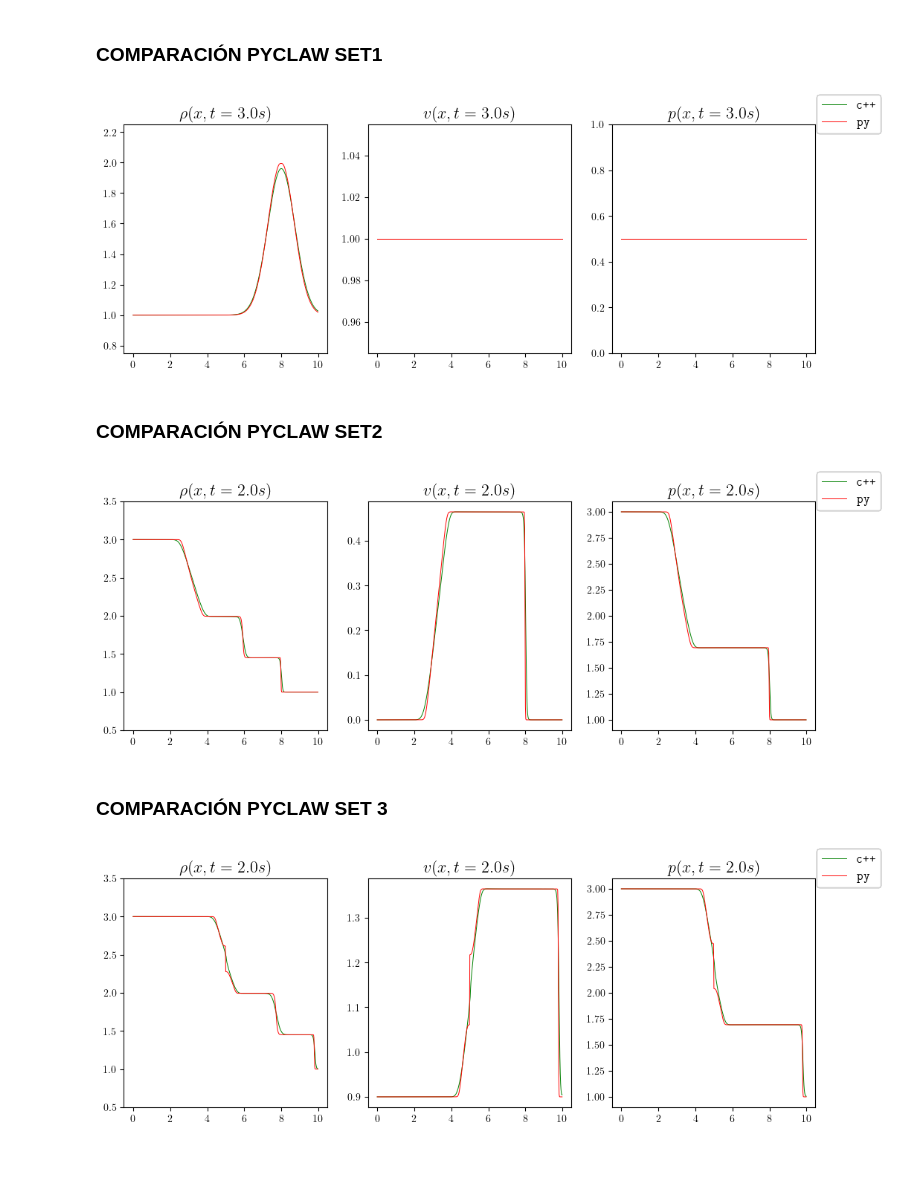
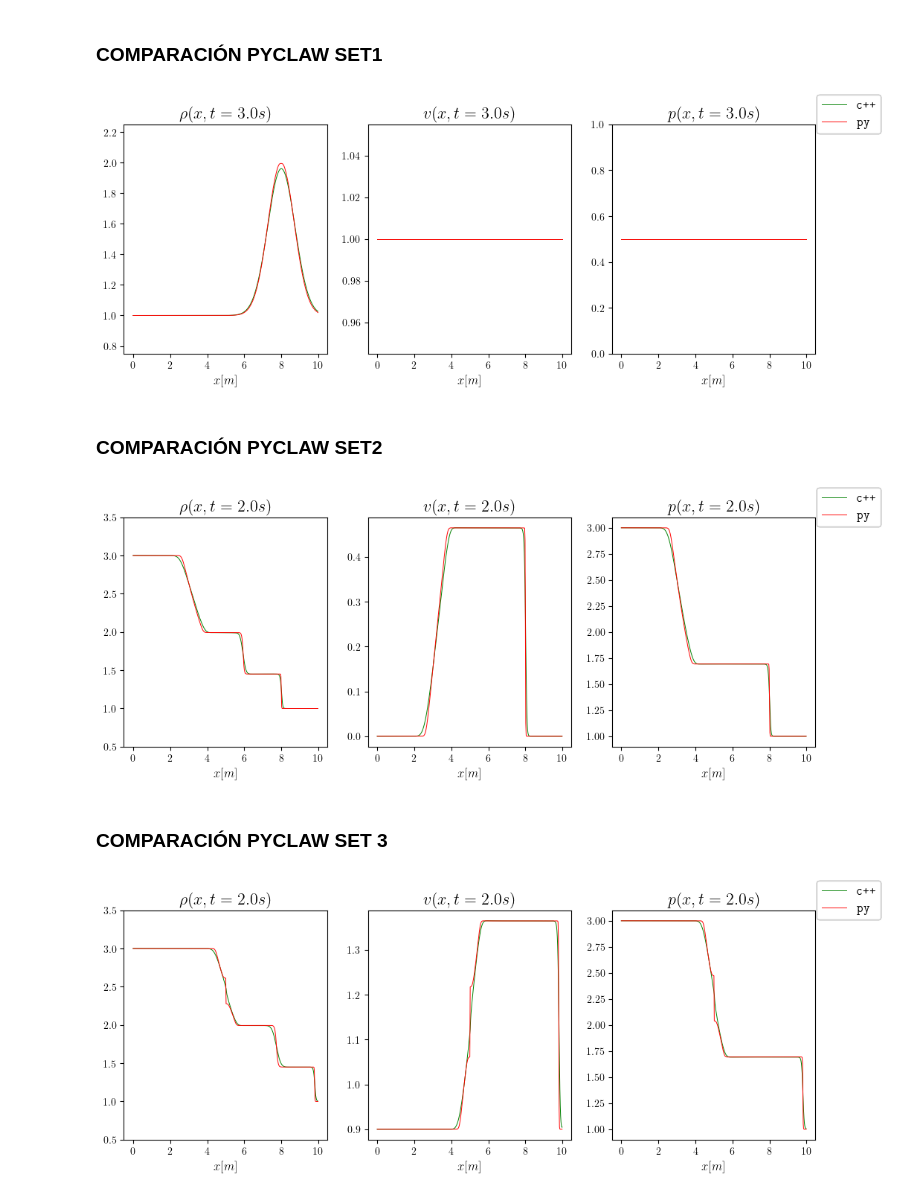
Before and after one commit to highchen147/tesis, a Jupyter notebook: euler1D/plots_en_TDG/pyclaw_comp.ipynb, the cells around one changed output. Cells and saved outputs as stored; diff of their text form; code cells hidden in the pictures; blank space fills up the shorter version.

```diff
--- a/euler1D/plots_en_TDG/pyclaw_comp.ipynb
+++ b/euler1D/plots_en_TDG/pyclaw_comp.ipynb
@@ -58,34 +58,37 @@ fig, (ax1, ax2, ax3) = plt.subplots(1, 3, figsize=(12, 4))
 ax1: plt.Axes
 ax2: plt.Axes
 ax3: plt.Axes
 for instante in instantes_a_graficar:
     time_stamp = instante
     frame_datos = data_total.query("Instante == @time_stamp")
     time_secs = frame_datos["t"].values[0]
     ax1.clear()
     # Configuraciones plots
     tamaño_titulo = 16
     margen = 0.25
     min_rho = data_total['rho'].min() - (data_total['rho'].max()-data_total['rho'].min())*margen
     max_rho = data_total['rho'].max() + (data_total['rho'].max()-data_total['rho'].min())*margen
 
     ax1.set_ylim(min_rho, max_rho)
     ax1.plot(frame_datos["x"], frame_datos["rho"], label=r"\texttt{c++}",color=color_cpp, linewidth = 0.7)
     ax1.plot(frame_datos["x"], frame_datos["densidad_py"], label=r"\texttt{py}",color=color_py, linewidth = 0.7)
     ax1.set_title(r"$\rho(x, t =" + str(time_secs) + r"s)$", fontsize=tamaño_titulo)
+    ax1.set_xlabel(r"$x[m]$", fontsize=12)
     ax2.clear()
     ax2.plot(frame_datos["x"], frame_datos["u"], color=color_cpp, linewidth = 0.7)
     ax2.plot(frame_datos["x"], frame_datos["velocidad_py"], color=color_py, linewidth = 0.7)
     ax2.set_title(r"$v(x, t =" + str(time_secs) + r"s)$", fontsize=tamaño_titulo)
+    ax2.set_xlabel(r"$x[m]$", fontsize=12)
     ax3.clear()
     ax3.set_ylim(0.0, 1)
     ax3.plot(frame_datos["x"], frame_datos["p"], color=color_cpp, linewidth = 0.7)
     ax3.plot(frame_datos["x"], frame_datos["presion_py"], color=color_py, linewidth = 0.7)
     ax3.set_title(r"$p(x, t =" + str(time_secs) + r"s)$", fontsize=tamaño_titulo)
+    ax3.set_xlabel(r"$x[m]$", fontsize=12)
     fig.legend(fontsize = 12, loc='upper right', bbox_to_anchor=(0.98, 1.0))
     plt.savefig(f'py_sin_claw/{folder_resultado}/{time_stamp}.pdf',bbox_inches='tight', pad_inches=0.05, format='pdf')
 # %% [output]
-[figure, old version]
+[figure, new version]
 # %% [markdown]
 ### COMPARACIÓN PYCLAW SET2 ###
 # %%
@@ -121,6 +124,7 @@ data_pyclaw = data_pyclaw.rename(columns=nuevos_nombres_cols)
 data_pyclaw = data_pyclaw[[x for x in data_pyclaw.columns if x[-2:] == "py" or x in ("Instante", "Celda")]]
 # Fusión de bases de c++ y pyclaw
 data_total = pd.merge(datos, data_pyclaw, how="inner", on=["Instante", "Celda"])
+# Impresión de base con datos de c++ y pyclaw
 data_total.to_csv("..\\data_cpp_y_pyclaw\\set2.csv", index=False)
 
 # Elaboración de gráficas
@@ -147,18 +151,21 @@ for instante in instantes_a_graficar:
     ax1.plot(frame_datos["x"], frame_datos["rho"], label=r"\texttt{c++}",color=color_cpp, linewidth = 0.7)
     ax1.plot(frame_datos["x"], frame_datos["densidad_py"], label=r"\texttt{py}",color=color_py, linewidth = 0.7)
     ax1.set_title(r"$\rho(x, t =" + str(time_secs) + r"s)$", fontsize=tamaño_titulo)
+    ax1.set_xlabel(r"$x[m]$", fontsize=12)
     ax2.clear()
     ax2.plot(frame_datos["x"], frame_datos["u"], color=color_cpp, linewidth = 0.7)
     ax2.plot(frame_datos["x"], frame_datos["velocidad_py"], color=color_py, linewidth = 0.7)
     ax2.set_title(r"$v(x, t =" + str(time_secs) + r"s)$", fontsize=tamaño_titulo)
+    ax2.set_xlabel(r"$x[m]$", fontsize=12)
     ax3.clear()
     ax3.plot(frame_datos["x"], frame_datos["p"], color=color_cpp, linewidth = 0.7)
     ax3.plot(frame_datos["x"], frame_datos["presion_py"], color=color_py, linewidth = 0.7)
     ax3.set_title(r"$p(x, t =" + str(time_secs) + r"s)$", fontsize=tamaño_titulo)
+    ax3.set_xlabel(r"$x[m]$", fontsize=12)
     fig.legend(fontsize = 12, loc='upper right', bbox_to_anchor=(0.98, 1.0))
     plt.savefig(f'py_sin_claw/{folder_resultado}/{time_stamp}.pdf',bbox_inches='tight', pad_inches=0.05, format='pdf')
 # %% [output]
-[figure, old version]
+[figure, new version]
 # %% [markdown]
 ### COMPARACIÓN PYCLAW SET 3
 # %%
@@ -221,15 +228,18 @@ for instante in instantes_a_graficar:
     ax1.plot(frame_datos["x"], frame_datos["rho"], label=r"\texttt{c++}",color=color_cpp, linewidth = 0.7)
     ax1.plot(frame_datos["x"], frame_datos["densidad_py"], label=r"\texttt{py}",color=color_py, linewidth = 0.7)
     ax1.set_title(r"$\rho(x, t =" + str(time_secs) + r"s)$", fontsize=tamaño_titulo)
+    ax1.set_xlabel(r"$x[m]$", fontsize=12)
     ax2.clear()
     ax2.plot(frame_datos["x"], frame_datos["u"], color=color_cpp, linewidth = 0.7)
     ax2.plot(frame_datos["x"], frame_datos["velocidad_py"], color=color_py, linewidth = 0.7)
     ax2.set_title(r"$v(x, t =" + str(time_secs) + r"s)$", fontsize=tamaño_titulo)
+    ax2.set_xlabel(r"$x[m]$", fontsize=12)
     ax3.clear()
     ax3.plot(frame_datos["x"], frame_datos["p"], color=color_cpp, linewidth = 0.7)
     ax3.plot(frame_datos["x"], frame_datos["presion_py"], color=color_py, linewidth = 0.7)
     ax3.set_title(r"$p(x, t =" + str(time_secs) + r"s)$", fontsize=tamaño_titulo)
+    ax3.set_xlabel(r"$x[m]$", fontsize=12)
     fig.legend(fontsize = 12, loc='upper right', bbox_to_anchor=(0.98, 1.0))
     plt.savefig(f'py_sin_claw/{folder_resultado}/{time_stamp}.pdf',bbox_inches='tight', pad_inches=0.05, format='pdf')
 # %% [output]
-[figure, old version]
+[figure, new version]
```
Also changed, not shown: 4 other files.
